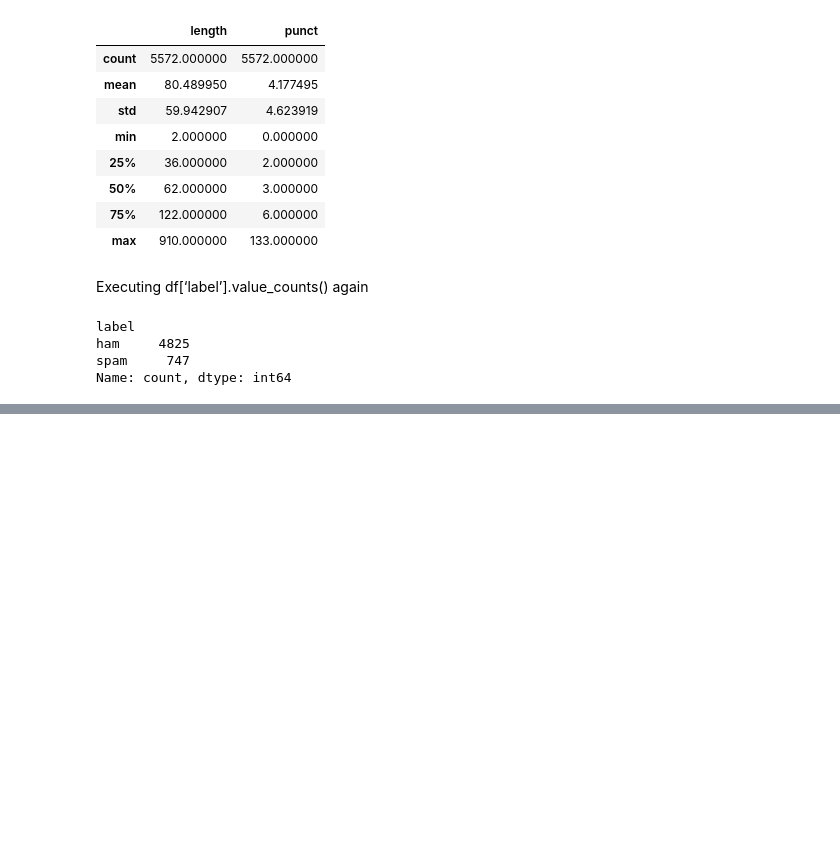
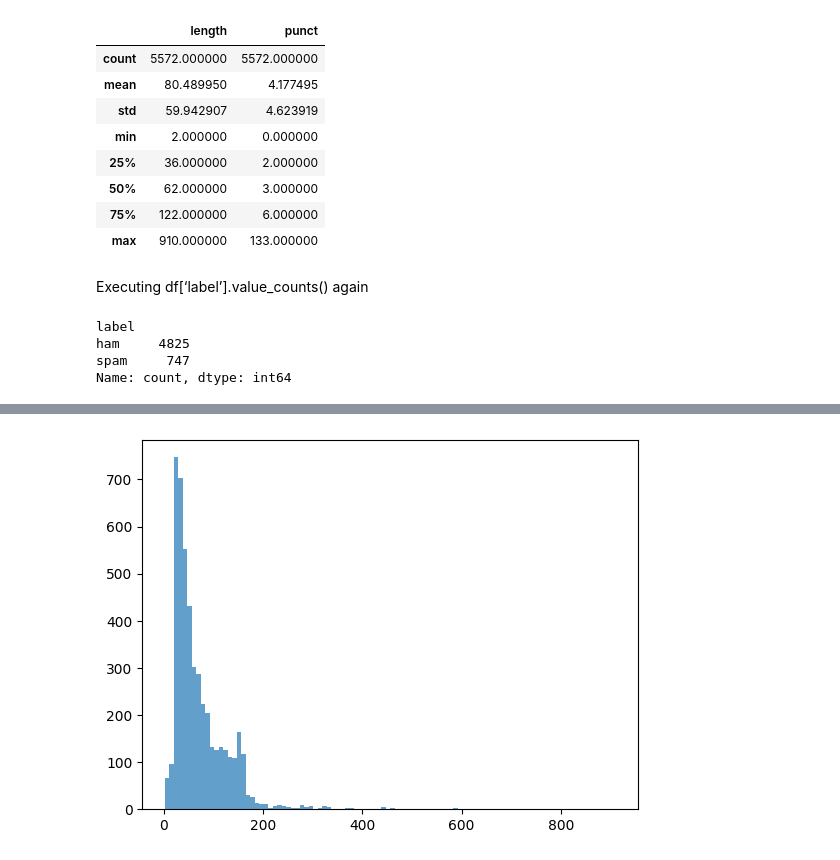
Before and after one commit to carlosyabreu/spam-machine-learning, a Jupyter notebook: SpamML.ipynb, the cells around one changed output, grey strips where cells are left out. Cells and saved outputs as stored; diff of their text form; code cells hidden in the pictures; blank space fills up the shorter version.

Commit message:
Display ham and spam plot

```diff
--- a/SpamML.ipynb
+++ b/SpamML.ipynb
@@ -131,0 +236,11 @@ Name: count, dtype: int64
+# %%
+import matplotlib.pyplot as plt
+import pandas as pd
+df = pd.read_csv('spam.tsv', sep='\t')
+ham = df[df['label'] == 'ham']
+spam = df[df['label'] == 'spam']
+data = pd.concat([ham, spam], ignore_index=True)
+plt.hist(data[data['label'] == 'ham']['length'], bins=100, alpha=0.7)
+plt.show()
+# %% [output]
+[figure, added]
```
Also changed, not shown: parts of 17 cells of this notebook.
